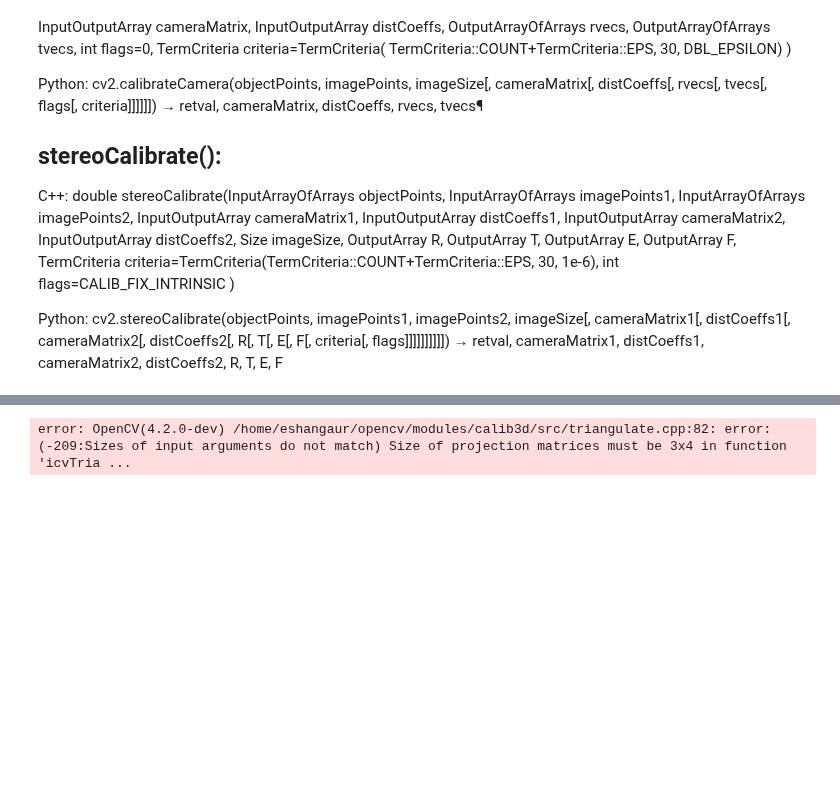
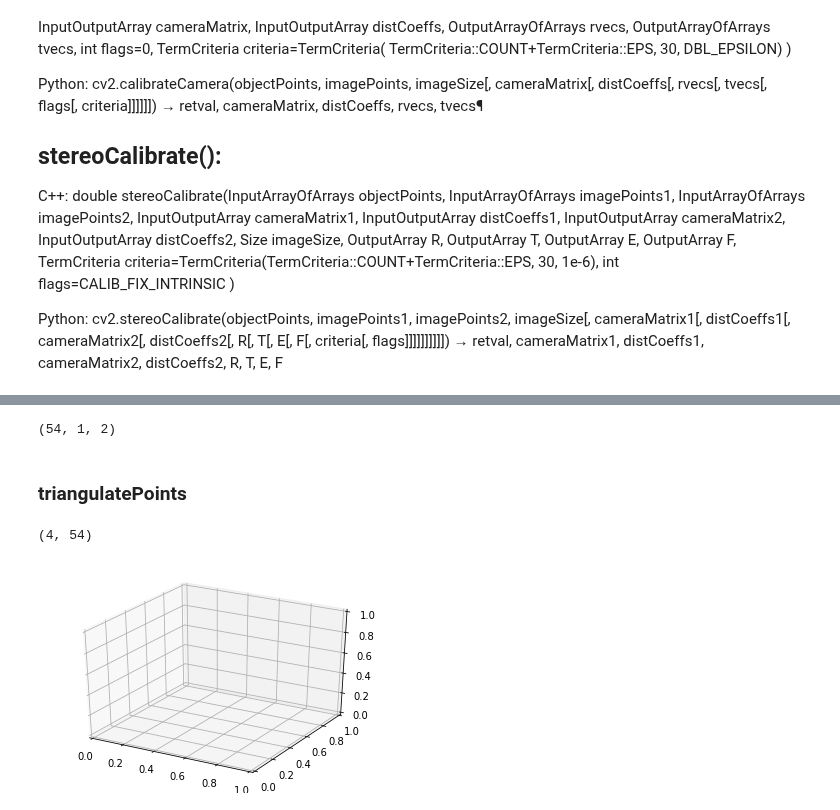
Before and after one commit to eshangaur/Perception-in-Robotics, a Jupyter notebook: project_2a/code/task_2/task_2.ipynb, the cells around one changed output, grey strips where cells are left out. Saved outputs shown, nothing was run; the diff lists cells and outputs as text; code cells hidden in the pictures; blank space fills up the shorter version.

```diff
--- a/project_2a/code/task_2/task_2.ipynb
+++ b/project_2a/code/task_2/task_2.ipynb
@@ -209,4 +181,16 @@ for imgpoints in imgpoints_right:
+# %%
+undistortedPoints_right[0].shape
+# %% [output]
+(54, 1, 2)
+# %% [markdown]
+### triangulatePoints
 # %%
-points4D = cv2.triangulatePoints(M1,M2,undistortedPoints_left[0], undistortedPoints_right[0], None)
+points4D = cv2.triangulatePoints(projMatr1=,
+                                 projMatr2=,
+                                 projPoints1=undistortedPoints_left[0],
+                                 projPoints2=undistortedPoints_right[0],
+                                 points4D=None)
-# %% [output]
-error: OpenCV(4.2.0-dev) /home/eshangaur/opencv/modules/calib3d/src/triangulate.cpp:82: error: (-209:Sizes of input arguments do not match) Size of projection matrices must be 3x4 in function 'icvTria ...
+# %%
+points4D.shape
+# %% [output]
+(4, 54)
@@ -212,0 +201,9 @@ error: OpenCV(4.2.0-dev) /home/eshangaur/opencv/modules/calib3d/src/triangulate.
+# %%
+from mpl_toolkits.mplot3d import Axes3D
+fig = plt.figure()
+ax = fig.add_subplot(111, projection='3d')
+
+# ax.scatter(x,y,z)
+# plt.show()
+# %% [output]
+[figure, added]
```
Also changed, not shown: parts of 20 cells of this notebook, 1 other file.
